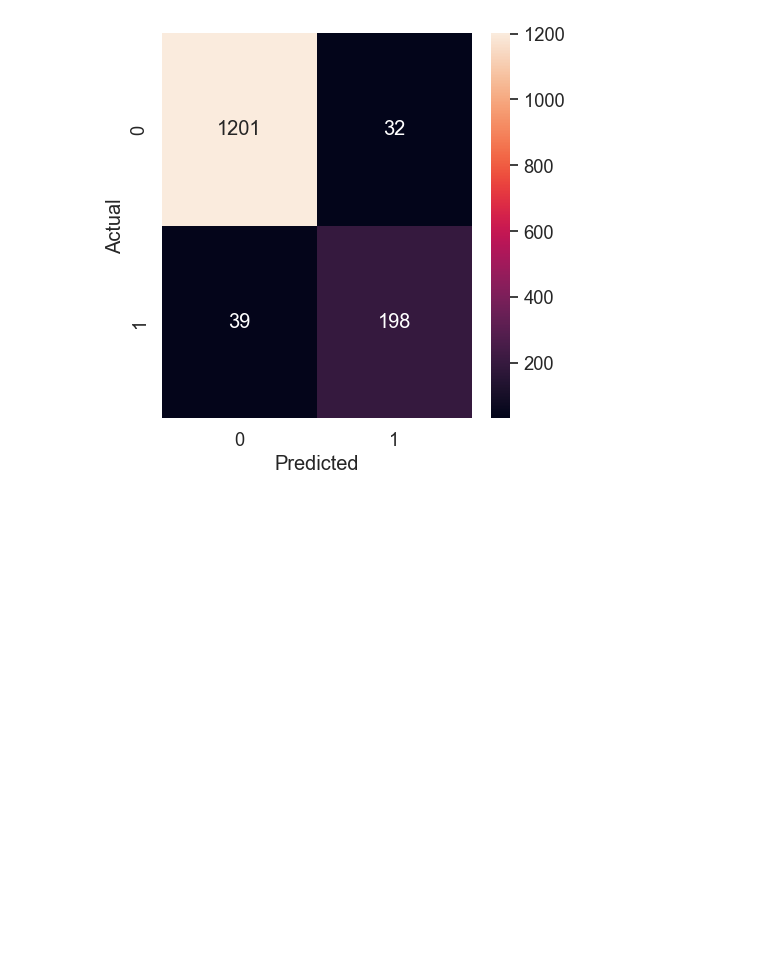
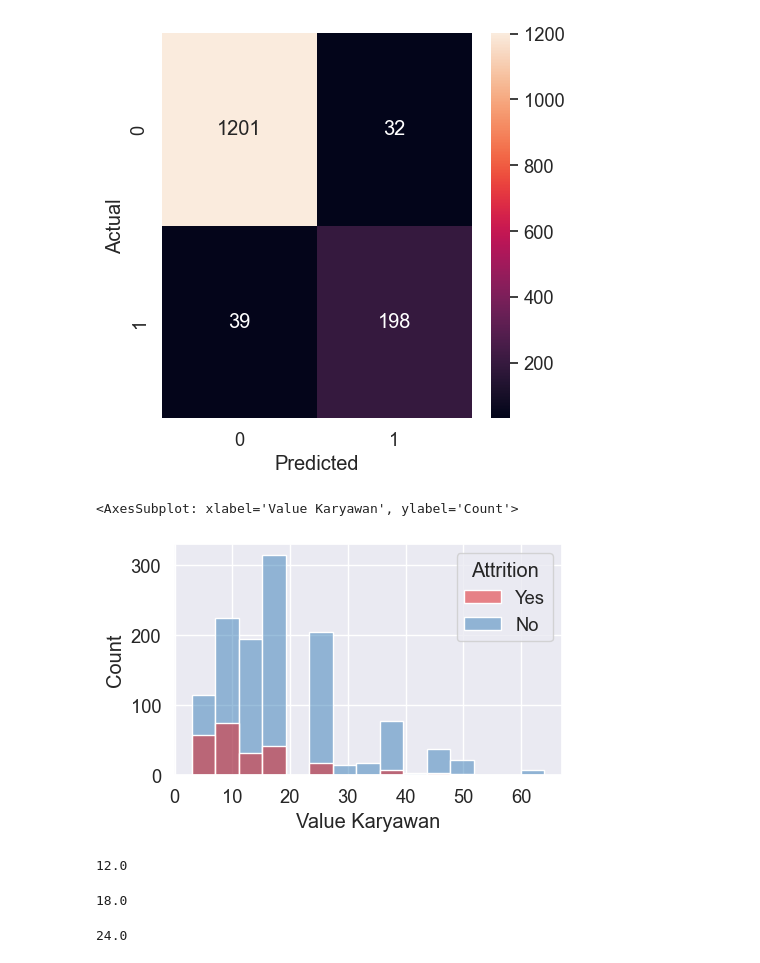
Before and after one commit to arsand07/Employee-Attrition, a Jupyter notebook: Stage 3/Stage 3.ipynb, the cells around one changed output. Saved outputs shown, nothing was run; the diff lists cells and outputs as text; code cells hidden in the pictures; blank space fills up the shorter version.

```diff
--- a/Stage 3/Stage 3.ipynb
+++ b/Stage 3/Stage 3.ipynb
@@ -44,7 +44,7 @@ import matplotlib.pyplot as plt
 import seaborn as sns
 from matplotlib import rcParams
 
-rcParams['figure.figsize'] = (10,7)
+rcParams['figure.figsize'] = (5,3)
 rcParams['lines.linewidth'] = 2.5
 rcParams['xtick.labelsize'] = 'x-large'
 rcParams['ytick.labelsize'] = 'x-large'
@@ -820,3 +823,27 @@ plt.ylabel("Actual")
 plt.show()
 # %% [output]
 [figure]
+# %%
+full = pd.read_excel('../Stage 1/Employee-Attrition.xlsx')
+full['prediksi'] = xg_tuned.predict(x)
+
+full['Value Karyawan'] = full['JobInvolvement'] * full['JobLevel'] * full['PerformanceRating']
+
+full.to_csv('hasil.csv')
+# %%
+sns.histplot(x=full['Value Karyawan'], data=full, hue=full['Attrition'], bins=15)
+# %% [output]
+<AxesSubplot: xlabel='Value Karyawan', ylabel='Count'>
+[figure, added]
+# %%
+full['Value Karyawan'].quantile(0.4)
+# %% [output]
+12.0
+# %%
+full['Value Karyawan'].quantile(0.6)
+# %% [output]
+18.0
+# %%
+full['Value Karyawan'].quantile(0.75)
+# %% [output]
+24.0
```
Also changed, not shown: parts of 1 cell of this notebook, 4 other files.
